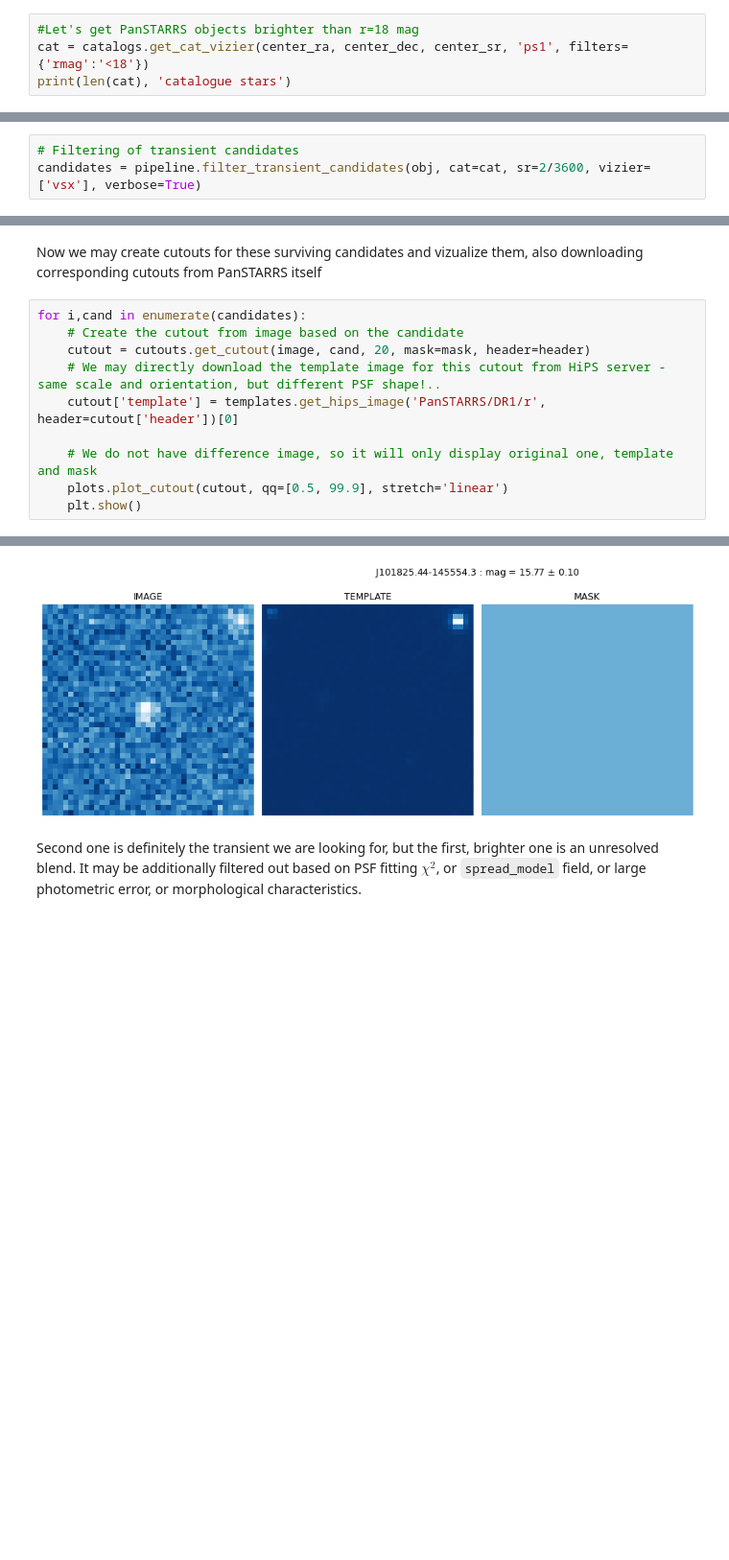
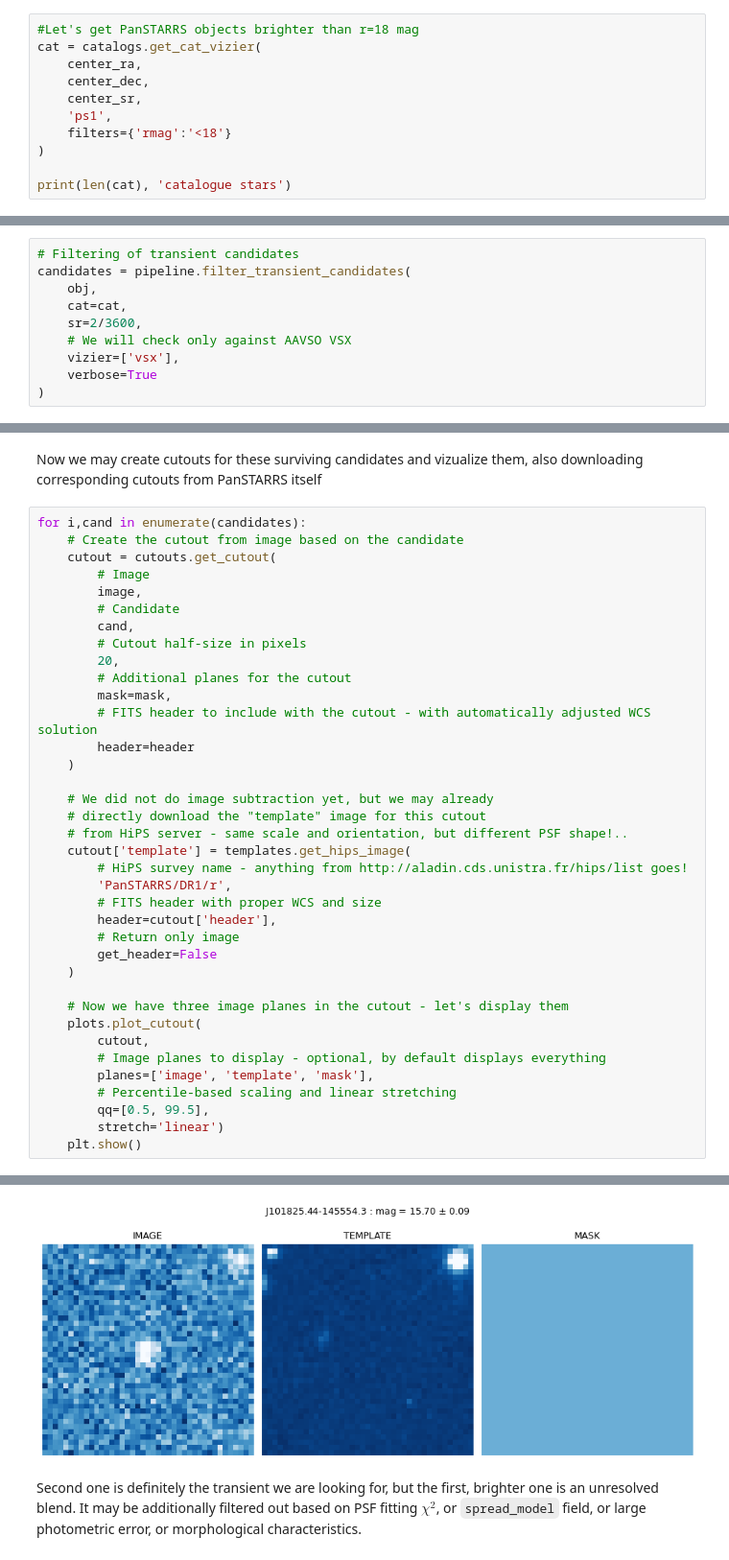
Before and after one commit to karpov-sv/stdpipe, a Jupyter notebook: notebooks/stdpipe_tutorial.ipynb, the cells around one changed output, grey strips where cells are left out. Shown at 96% size. Cells and saved outputs as stored; diff of their text form; blank space fills up the shorter version.

```diff
--- a/notebooks/stdpipe_tutorial.ipynb
+++ b/notebooks/stdpipe_tutorial.ipynb
@@ -247,5 +308,12 @@ Some of catalogue shortcuts (**ps1** and **gaiadr2**) also initiate augmenting t
 # %%
 #Let's get PanSTARRS objects brighter than r=18 mag
-cat = catalogs.get_cat_vizier(center_ra, center_dec, center_sr, 'ps1', filters={'rmag':'<18'})
+cat = catalogs.get_cat_vizier(
+    center_ra,
+    center_dec,
+    center_sr,
+    'ps1',
+    filters={'rmag':'<18'}
+)
+
 print(len(cat), 'catalogue stars')
 # %% [output]
@@ -380,5 +513,12 @@ Anyway, let's do it. We have a dedicated routine `pipeline.filter_transient_cand
 As we are already using PanSTARRS as a reference catalogue, let's limit Vizier filtering to variable stars only. And as an input list of candidates, let's just use all detected objects.
 # %%
 # Filtering of transient candidates
-candidates = pipeline.filter_transient_candidates(obj, cat=cat, sr=2/3600, vizier=['vsx'], verbose=True)
+candidates = pipeline.filter_transient_candidates(
+    obj,
+    cat=cat,
+    sr=2/3600,
+    # We will check only against AAVSO VSX
+    vizier=['vsx'],
+    verbose=True
+)
 # %% [output]
@@ -392,11 +532,38 @@ Now we may create cutouts for these surviving candidates and vizualize them, als
 # %%
 for i,cand in enumerate(candidates):
     # Create the cutout from image based on the candidate
-    cutout = cutouts.get_cutout(image, cand, 20, mask=mask, header=header)
-    # We may directly download the template image for this cutout from HiPS server - same scale and orientation, but different PSF shape!..
-    cutout['template'] = templates.get_hips_image('PanSTARRS/DR1/r', header=cutout['header'])[0]
+    cutout = cutouts.get_cutout(
+        # Image
+        image,
+        # Candidate
+        cand,
+        # Cutout half-size in pixels
+        20,
+        # Additional planes for the cutout
+        mask=mask,
+        # FITS header to include with the cutout - with automatically adjusted WCS solution
+        header=header
+    )
 
-    # We do not have difference image, so it will only display original one, template and mask
-    plots.plot_cutout(cutout, qq=[0.5, 99.9], stretch='linear')
+    # We did not do image subtraction yet, but we may already
+    # directly download the "template" image for this cutout
+    # from HiPS server - same scale and orientation, but different PSF shape!..
+    cutout['template'] = templates.get_hips_image(
+        # HiPS survey name - anything from http://aladin.cds.unistra.fr/hips/list goes!
+        'PanSTARRS/DR1/r',
+        # FITS header with proper WCS and size
+        header=cutout['header'],
+        # Return only image
+        get_header=False
+    )
+
+    # Now we have three image planes in the cutout - let's display them
+    plots.plot_cutout(
+        cutout,
+        # Image planes to display - optional, by default displays everything
+        planes=['image', 'template', 'mask'],
+        # Percentile-based scaling and linear stretching
+        qq=[0.5, 99.5],
+        stretch='linear')
     plt.show()
 # %% [output]
@@ -404,3 +571,3 @@ for i,cand in enumerate(candidates):
-[figure, old version]
+[figure, new version]
 # %% [markdown]
 Second one is definitely the transient we are looking for, but the first, brighter one is an unresolved blend. It may be additionally filtered out based on PSF fitting $\chi^2$, or `spread_model` field, or large photometric error, or morphological characteristics.
```
Also changed, not shown: parts of 73 cells of this notebook, 3 other files.
